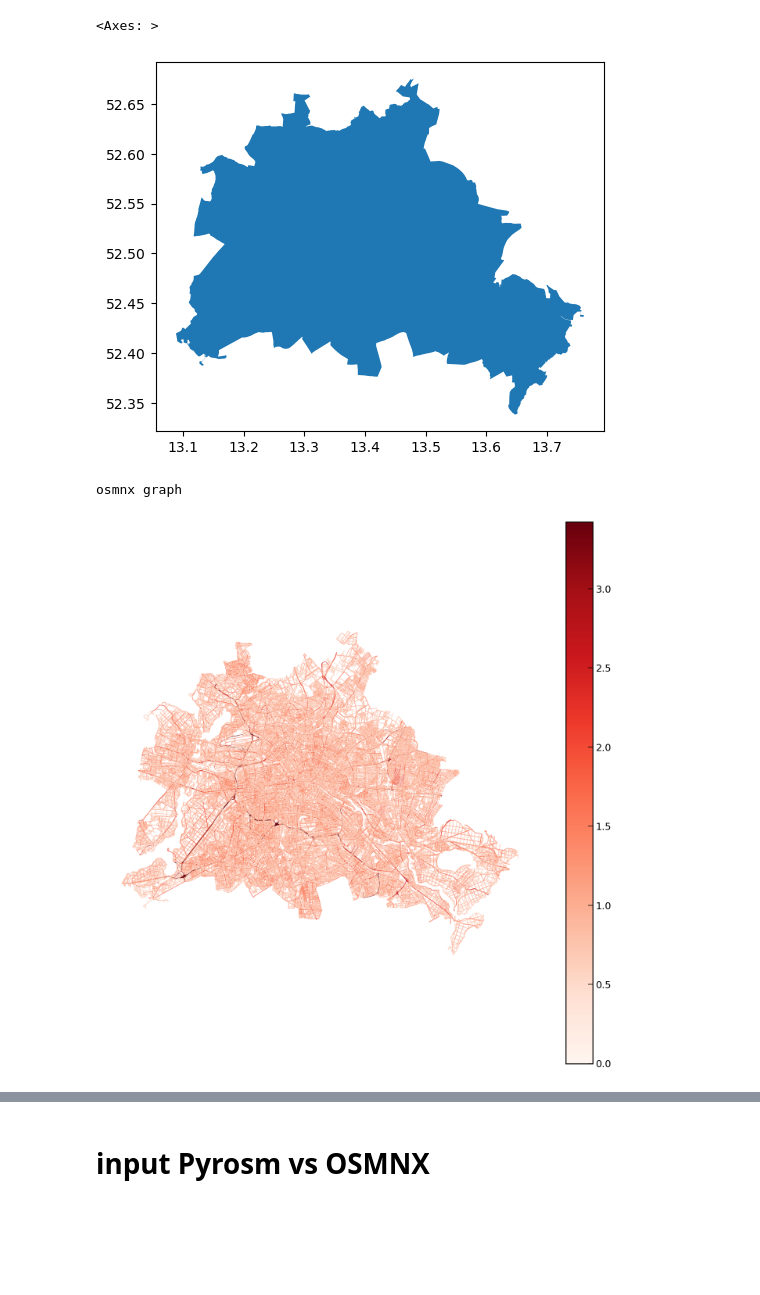
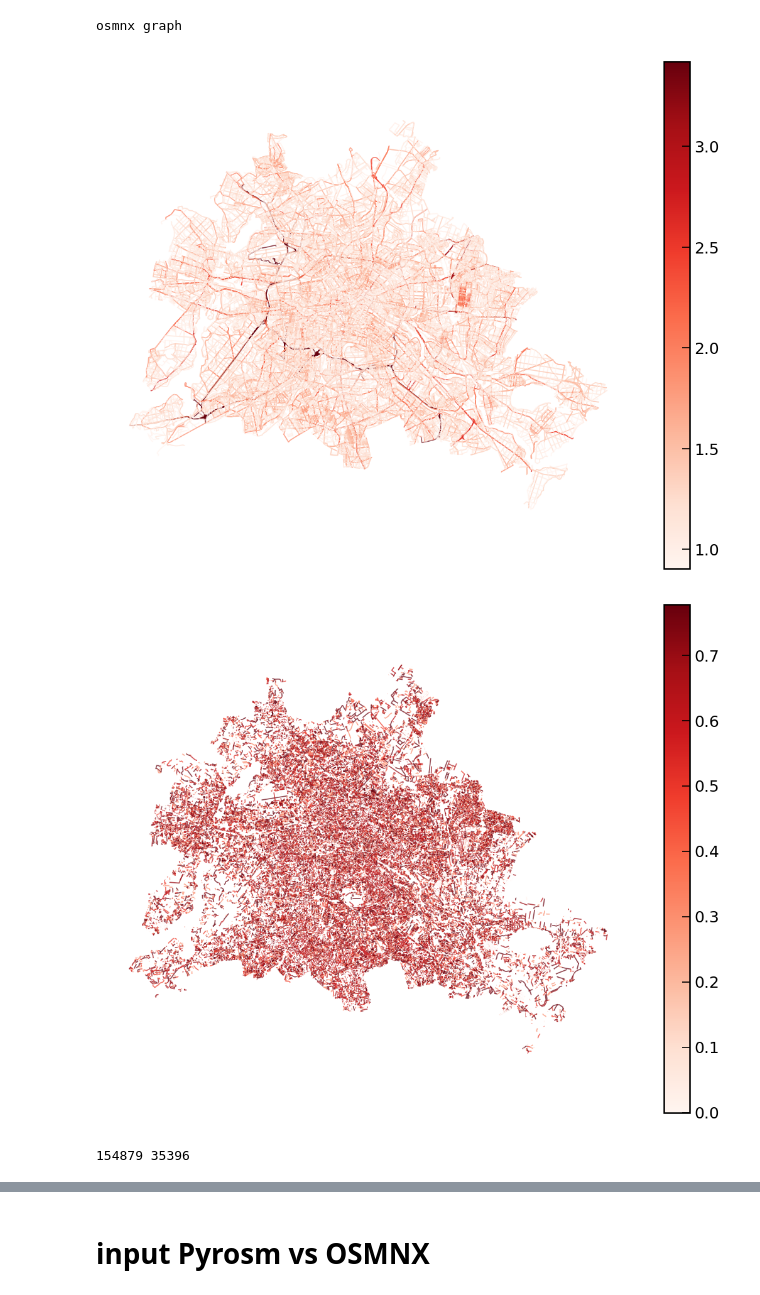
Before and after one commit to LassePSH/DualGraphDirCon, a Jupyter notebook: tests.ipynb, the cells around one changed output, grey strips where cells are left out. Saved outputs shown, nothing was run; the diff lists cells and outputs as text; code cells hidden in the pictures; blank space fills up the shorter version.

```diff
--- a/tests.ipynb
+++ b/tests.ipynb
@@ -40,10 +40,5 @@ plt.rcParams['axes.titlepad'] = 10
 # %%
 gdf = ox.geocode_to_gdf("Berlin, Germany")
 G = ox.graph.graph_from_polygon(gdf.geometry[0], network_type='all')
-# %%
-gdf.plot()
-# %% [output]
-<Axes: >
-[figure, removed]
 # %%
 gdf_merged, _, _, _ = dual_conti.get_dual_dir_con(t_buffer=10, a_threshold=20, data=G, enforce_degree2=False)
@@ -50,12 +46,20 @@ gdf_merged, _, _, _ = dual_conti.get_dual_dir_con(t_buffer=10, a_threshold=20, d
 # %% [output]
 osmnx graph
 # %%
-gdf_merged['degree_log'] = np.log10(gdf_merged['degree'])
-
-fig, ax = plt.subplots(figsize=(12, 12))
-gdf_merged.plot(column='degree_log', cmap='Reds', legend=True, ax=ax,linewidth=0.8,alpha=0.7)
+fig, ax = plt.subplots(figsize=(9, 7))
+gdf_merged.loc[gdf_merged['degree'] > 7].plot(column='degree_log', cmap='Reds', legend=True, ax=ax,linewidth=0.8,alpha=0.7)
 ax.axis('off')
 plt.show()
+
+fig, ax = plt.subplots(figsize=(9, 7))
+gdf_merged.loc[gdf_merged['degree'] < 7].plot(column='degree_log', cmap='Reds', legend=True, ax=ax,linewidth=0.8,alpha=0.7)
+ax.axis('off')
+plt.show()
 # %% [output]
-[figure, old version]
+[figure, new version]
+[figure, added]
+# %%
+print(len(gdf_merged.loc[gdf_merged['degree'] < 7]),len(gdf_merged.loc[gdf_merged['degree'] > 7]))
+# %% [output]
+154879 35396
 # %%
```
Also changed, not shown: parts of 19 cells of this notebook, 6 other files.
